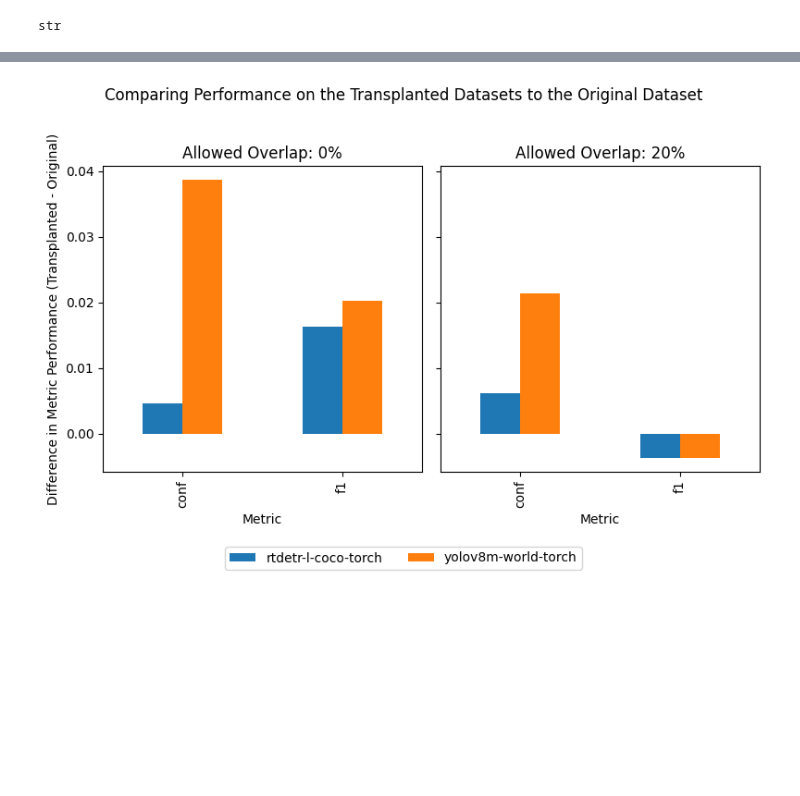
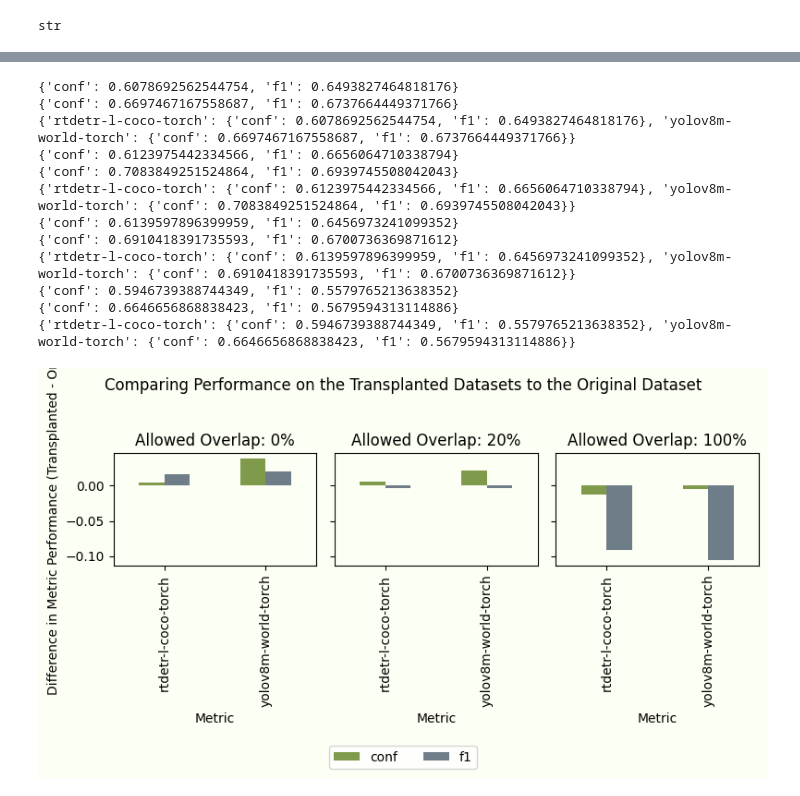
Before and after one commit to sofiesana/updog, a Jupyter notebook: analysis.ipynb, the cells around one changed output, grey strips where cells are left out. Saved outputs shown, nothing was run; the diff lists cells and outputs as text; code cells hidden in the pictures; blank space fills up the shorter version.

Commit message:
updated plots

```diff
--- a/analysis.ipynb
+++ b/analysis.ipynb
@@ -2,8 +2,12 @@
 import json
 import pandas as pd
 import matplotlib.pyplot as plt
+# %%
+colors = ['#809a4b', '#6f7d88']
+model_order = ['0', '20', '100']
+bg = '#fcfff3'
 # %%
-trans_dataset_list = ['0', '20']
+trans_dataset_list = ['0', '20', '100']
 models = ['rtdetr-l-coco-torch', 'yolov8m-world-torch']
 results = {}
 
@@ -86,7 +159,7 @@ plot_bar_perf('overall_og_mean_metrics', results['0'], )
 
 def plot_difference_mult(metric_name, df_pairs, titles):
     n = len(df_pairs)
-    fig, axes = plt.subplots(nrows=1, ncols=n, figsize=(8, 5), sharey=True)
+    fig, axes = plt.subplots(nrows=1, ncols=n, figsize=(8, 4), sharey=True)
 
     combined_handles, combined_labels = None, None
     for i, (df1, df2) in enumerate(df_pairs):
@@ -96,38 +169,54 @@ def plot_difference_mult(metric_name, df_pairs, titles):
         # Calculate the difference between the two DataFrames
         difference_df = df2 - df1
 
         # Plot the DataFrame on the respective subplot
-        ax = difference_df.plot(kind='bar', ax=axes[i], legend=False)
+
+        ax = difference_df.plot(kind='bar', ax=axes[i], legend=False, color=colors)
+        ax.set_facecolor(bg)
 
         # Customize the subplot
         axes[i].set_title(f'Allowed Overlap: {titles[i]}%')
         axes[i].set_xlabel('Metric')
         if i == 0:
             axes[i].set_ylabel(f'Difference in {metric_name} (Transplanted - Original)')
 
         # Collect legend handles and labels from the last subplot
         if i == 0:
             combined_handles, combined_labels = ax.get_legend_handles_labels()
     fig.suptitle("Comparing Performance on the Transplanted Datasets to the Original Dataset")
     # Set a single legend for the entire figure
     fig.legend(combined_handles, combined_labels, loc='upper center', bbox_to_anchor=(0.5, 0), ncol=n)
+    fig.patch.set_facecolor(bg)
 
     # Adjust layout to make room for the legend
     plt.tight_layout(rect=[0, 0, 1, 0.95])
 
     # Show the plot
     plt.show()
 
 og_perf = get_df(results['0'], 'overall_og_mean_metrics')
 trans_0_perf = get_df(results['0'], 'overall_trans_mean_metrics')
 trans_20_perf = get_df(results['20'], 'overall_trans_mean_metrics')
-# trans_100_perf = get_df(results['0'], 'overall_trans_mean_metrics')
-df_pairs = [(og_perf, trans_0_perf), (og_perf, trans_20_perf)]
+trans_100_perf = get_df(results['100'], 'overall_trans_mean_metrics')
+df_pairs = [(og_perf, trans_0_perf), (og_perf, trans_20_perf), (og_perf, trans_100_perf)]
 # print(df_pairs)
 
-plot_difference_mult('Metric Performance', df_pairs, ['0', '20'])
+plot_difference_mult('Metric Performance', df_pairs, ['0', '20', '100'])
+# switch the overlap % and the metrics
 # %% [output]
+{'conf': 0.6078692562544754, 'f1': 0.6493827464818176}
+{'conf': 0.6697467167558687, 'f1': 0.6737664449371766}
+{'rtdetr-l-coco-torch': {'conf': 0.6078692562544754, 'f1': 0.6493827464818176}, 'yolov8m-world-torch': {'conf': 0.6697467167558687, 'f1': 0.6737664449371766}}
+{'conf': 0.6123975442334566, 'f1': 0.6656064710338794}
+{'conf': 0.7083849251524864, 'f1': 0.6939745508042043}
+{'rtdetr-l-coco-torch': {'conf': 0.6123975442334566, 'f1': 0.6656064710338794}, 'yolov8m-world-torch': {'conf': 0.7083849251524864, 'f1': 0.6939745508042043}}
+{'conf': 0.6139597896399959, 'f1': 0.6456973241099352}
+{'conf': 0.6910418391735593, 'f1': 0.6700736369871612}
+{'rtdetr-l-coco-torch': {'conf': 0.6139597896399959, 'f1': 0.6456973241099352}, 'yolov8m-world-torch': {'conf': 0.6910418391735593, 'f1': 0.6700736369871612}}
+{'conf': 0.5946739388744349, 'f1': 0.5579765213638352}
+{'conf': 0.6646656868838423, 'f1': 0.5679594313114886}
+{'rtdetr-l-coco-torch': {'conf': 0.5946739388744349, 'f1': 0.5579765213638352}, 'yolov8m-world-torch': {'conf': 0.6646656868838423, 'f1': 0.5679594313114886}}
-[figure, old version]
+[figure, new version]
 # %%
 def get_df_transposed(overlap_result, metric_name):
     # makes a df wit the result for a single dataset (e.g. trans_0), for a single metric
```
Also changed, not shown: parts of 11 cells of this notebook.
